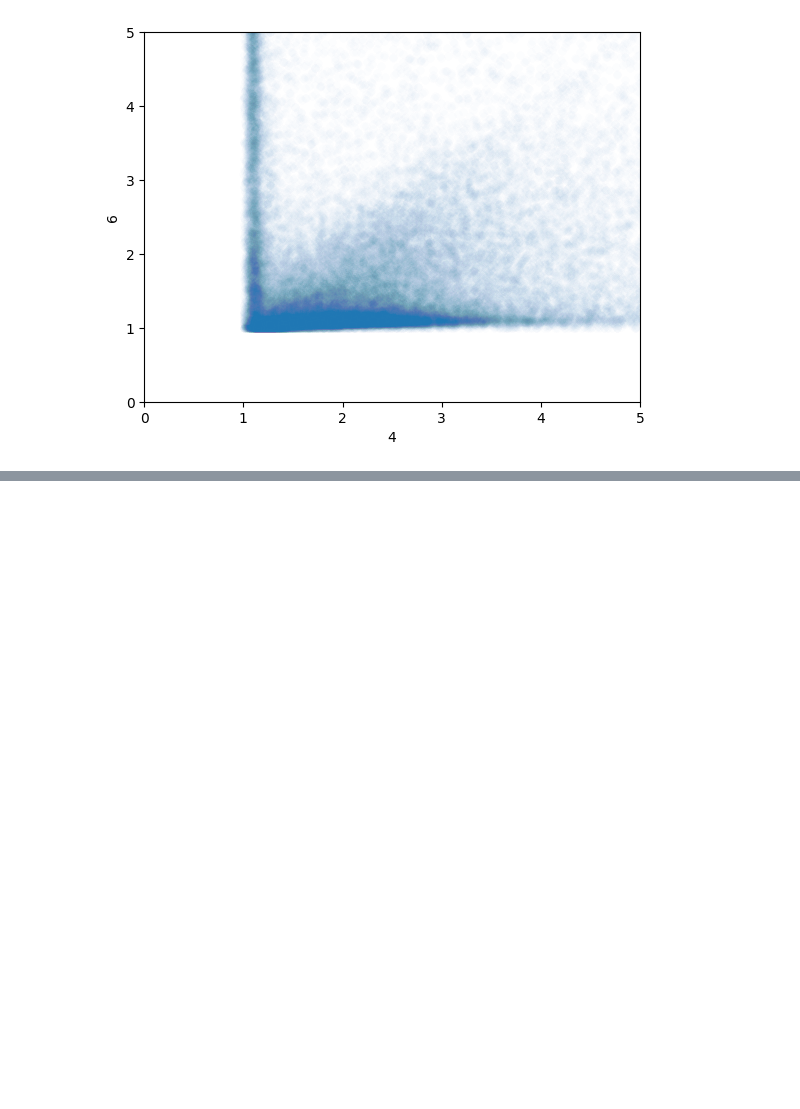
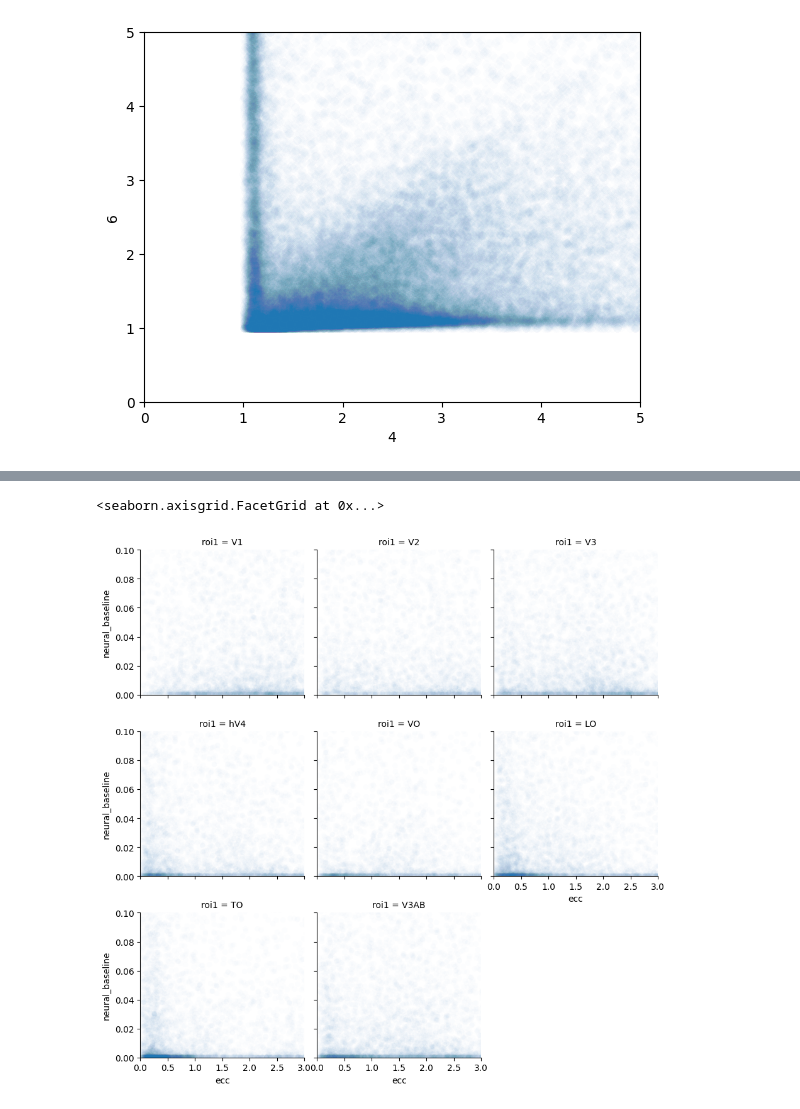
Before and after one commit to Gilles86/retinotopic_supression, a Jupyter notebook: retsupp/notebooks/analyze_dn_vs_dg.ipynb, the cells around one changed output, grey strips where cells are left out. Saved outputs shown, nothing was run; the diff lists cells and outputs as text; code cells hidden in the pictures; blank space fills up the shorter version.

```diff
--- a/retsupp/notebooks/analyze_dn_vs_dg.ipynb
+++ b/retsupp/notebooks/analyze_dn_vs_dg.ipynb
@@ -165,0 +199,8 @@ g.map_dataframe(sns.scatterplot, x='srf_size', y='srf_amplitude', edgecolor='non
+# %%
+g = sns.FacetGrid(df[df.r2 > 0.1].query('model == 6').reset_index(),col='roi1', col_wrap=3)
+g.map_dataframe(sns.scatterplot, x='ecc', y='neural_baseline', alpha=0.01, edgecolor='none')
+
+g.set(xlim=(0, 3), ylim=(0, .1))
+# %% [output]
+<seaborn.axisgrid.FacetGrid at 0x...>
+[figure, added]
```
Also changed, not shown: parts of 15 cells of this notebook, 5 other files.
